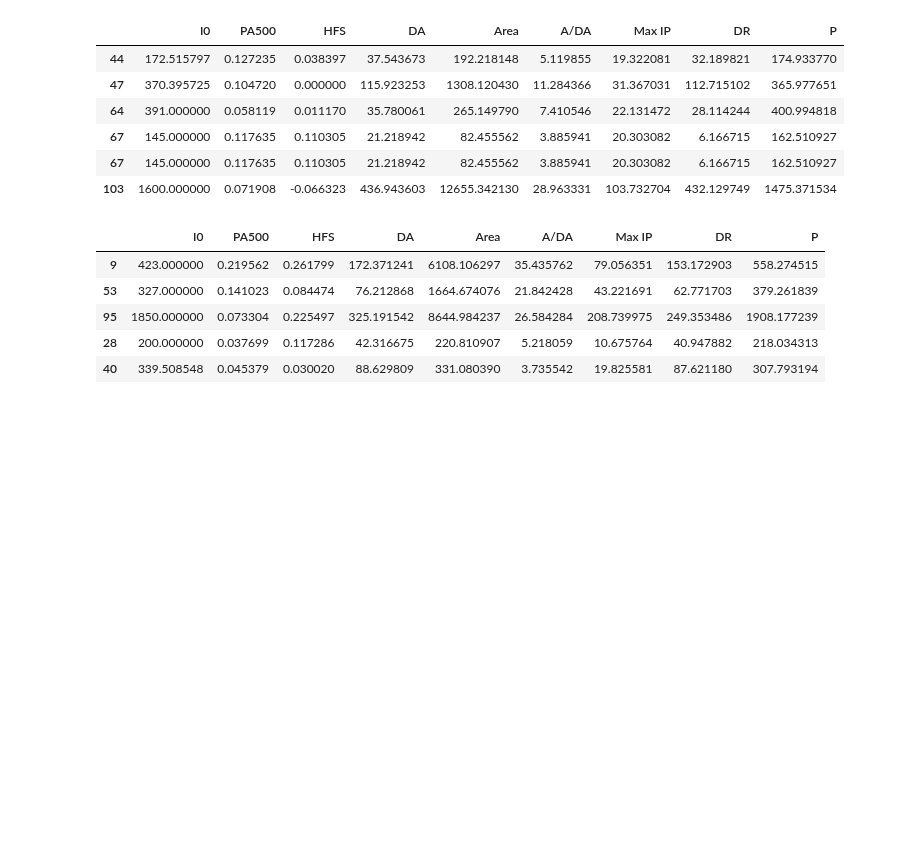
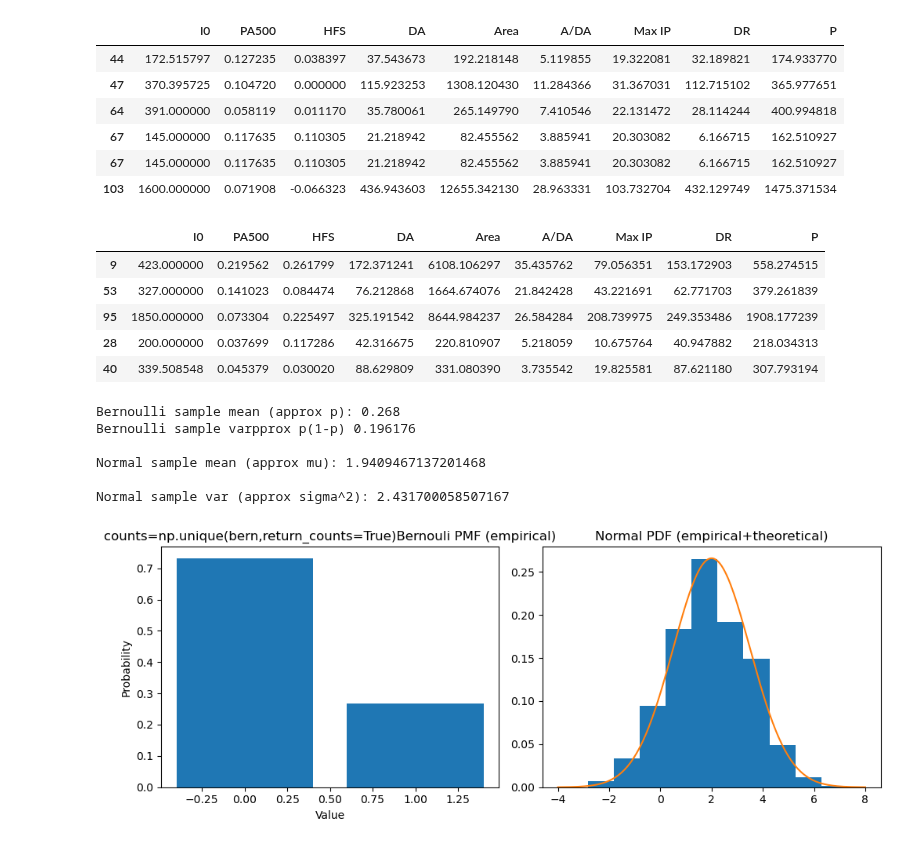
Before and after one commit to Always-Amulya7/TheADS_Repo, a Jupyter notebook: B.Tech Journey/3rd Year/5th Semester/MLC_2341019456/Program.ipynb, the cells around one changed output. Saved outputs shown, nothing was run; the diff lists cells and outputs as text; code cells hidden in the pictures; blank space fills up the shorter version.

```diff
--- a/B.Tech Journey/3rd Year/5th Semester/MLC_2341019456/Program.ipynb
+++ b/B.Tech Journey/3rd Year/5th Semester/MLC_2341019456/Program.ipynb
@@ -1139,2 +1146,38 @@ predictors_train.head()
 # %%
-#Confusion Matrix
+# Bernouli (Discrete) Example
+p=0.3
+n_samples=1000
+bern=np.random.binomial(1,p,size=n_samples)
+print('Bernoulli sample mean (approx p):',bern.mean())
+print('Bernoulli sample varpprox p(1-p)',bern.var())
+
+# Normal (Continuous) Example
+mu,sigma=2.0,1.5
+norm_samples=np.random.normal(mu,sigma,size=n_samples)
+print('\nNormal sample mean (approx mu):',norm_samples.mean())
+print('\nNormal sample var (approx sigma^2):',norm_samples.var())
+
+# Plot PDFs/PMF's
+fig,axes=plt.subplots(1,2,figsize=(10,4))
+# Bernoulli PMF
+vals,counts=np.unique(bern,return_counts=True)
+axes[0].bar(vals,counts/len(bern))
+axes[0].set_title('counts=np.unique(bern,return_counts=True)Bernouli PMF (empirical)')
+axes[0].set_xlabel('Value')
+axes[0].set_ylabel('Probability')
+
+# Normal PDF (empirical histogram + theoritical PDF)
+axes[1].hist(norm_samples,bins=10,density=True)
+x=np.linspace(mu-4*sigma,mu+4*sigma,200)
+axes[1].plot(x,stats.norm.pdf(x,mu,sigma))
+axes[1].set_title('Normal PDF (empirical+theoretical)')
+plt.tight_layout()
+plt.show()
+# %% [output]
+Bernoulli sample mean (approx p): 0.268
+Bernoulli sample varpprox p(1-p) 0.196176
+
+Normal sample mean (approx mu): 1.9409467137201468
+
+Normal sample var (approx sigma^2): 2.431700058507167
+[figure, added]
```
Also changed, not shown: parts of 19 cells of this notebook, 58 other files.
